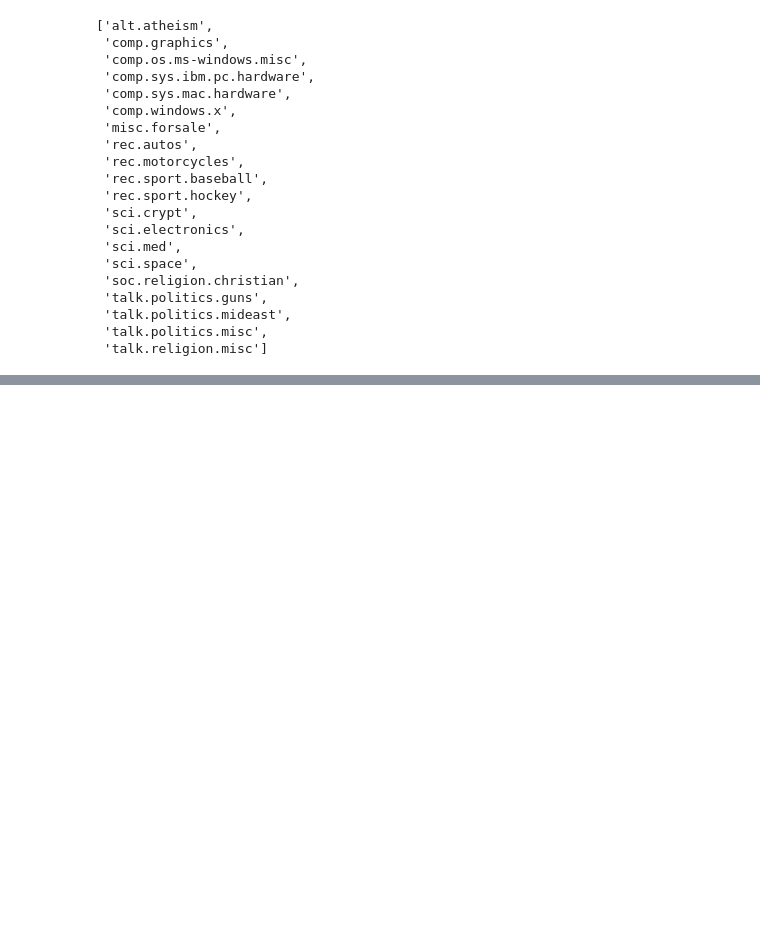
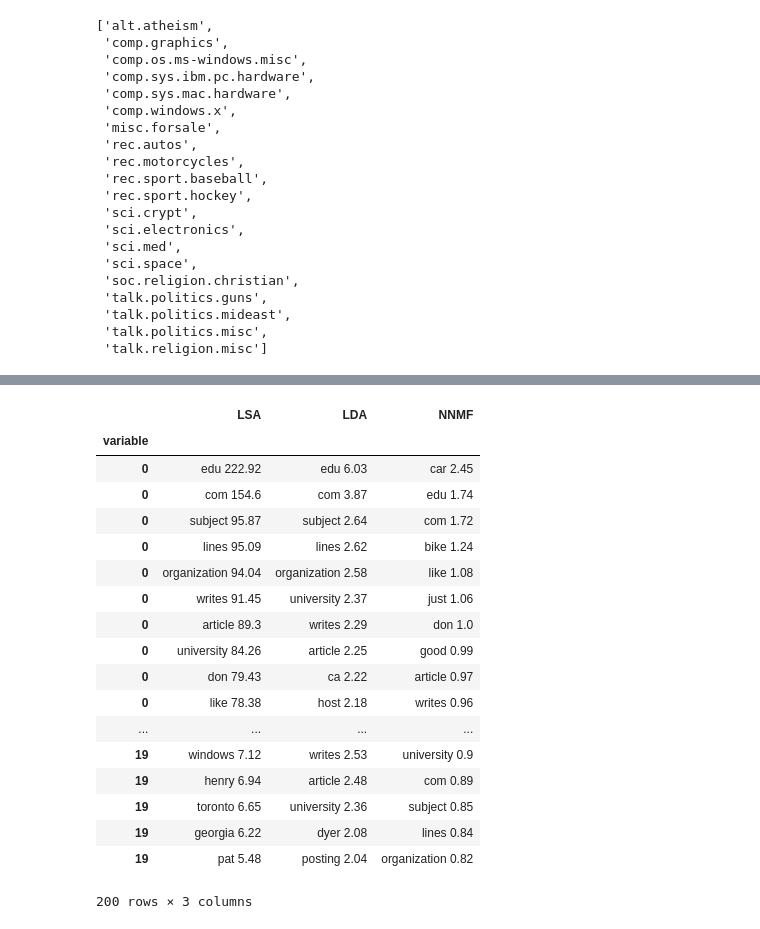
Before and after one commit to Heathocha/Guided-Example-Advanced-Text-Extraction-with-Challenge, a Jupyter notebook: Guided Example - Advanced Text Extraction with Challenge.ipynb, the cells around one changed output, grey strips where cells are left out. Saved outputs shown, nothing was run; the diff lists cells and outputs as text; code cells hidden in the pictures; blank space fills up the shorter version.

```diff
--- a/Guided Example - Advanced Text Extraction with Challenge.ipynb
+++ b/Guided Example - Advanced Text Extraction with Challenge.ipynb
@@ -385,0 +313,23 @@ pprint(list(newsgroups_train.target_names))
+# %%
+# LDA
+from sklearn.decomposition import LatentDirichletAllocation as LDA
+
+lda_news = LDA(n_components=ntopics,
+          doc_topic_prior=None, # Prior = 1/n_documents
+          topic_word_prior=1/ntopics,
+          learning_decay=0.7, # Convergence rate.
+          learning_offset=10.0, # Causes earlier iterations to have less influence on the learning
+          max_iter=10, # when to stop even if the model is not converging (to prevent running forever)
+          evaluate_every=-1, # Do not evaluate perplexity, as it slows training time.
+          mean_change_tol=0.001, # Stop updating the document topic distribution in the E-step when mean change is < tol
+          max_doc_update_iter=100, # When to stop updating the document topic distribution in the E-step even if tol is not reached
+          n_jobs=-1, # Use all available CPUs to speed up processing time.
+          verbose=0, # amount of output to give while iterating
+          random_state=0
+         )
+
+news_paras_lda = lda_news.fit_transform(news_main)
+
+news_components_lda = word_topic(news_main, news_paras_lda, terms_news)
+
+topwords['LDA']=pd.melt(top_words(news_components_lda, n_top_words),value_name='LDA').set_index('variable')
@@ -385,0 +376,22 @@ pprint(list(newsgroups_train.target_names))
+# %%
+topwords
+# %% [output]
+|  | LSA | LDA | NNMF |
+| variable |  |  |  |
+| 0 | edu 222.92 | edu 6.03 | car 2.45 |
+| 0 | com 154.6 | com 3.87 | edu 1.74 |
+| 0 | subject 95.87 | subject 2.64 | com 1.72 |
+| 0 | lines 95.09 | lines 2.62 | bike 1.24 |
+| 0 | organization 94.04 | organization 2.58 | like 1.08 |
+| 0 | writes 91.45 | university 2.37 | just 1.06 |
+| 0 | article 89.3 | writes 2.29 | don 1.0 |
+| 0 | university 84.26 | article 2.25 | good 0.99 |
+| 0 | don 79.43 | ca 2.22 | article 0.97 |
+| 0 | like 78.38 | host 2.18 | writes 0.96 |
+| ... | ... | ... | ... |
+| 19 | windows 7.12 | writes 2.53 | university 0.9 |
+| 19 | henry 6.94 | article 2.48 | com 0.89 |
+| 19 | toronto 6.65 | university 2.36 | subject 0.85 |
+| 19 | georgia 6.22 | dyer 2.08 | lines 0.84 |
+| 19 | pat 5.48 | posting 2.04 | organization 0.82 |
+200 rows × 3 columns
```
Also changed, not shown: parts of 22 cells of this notebook.
